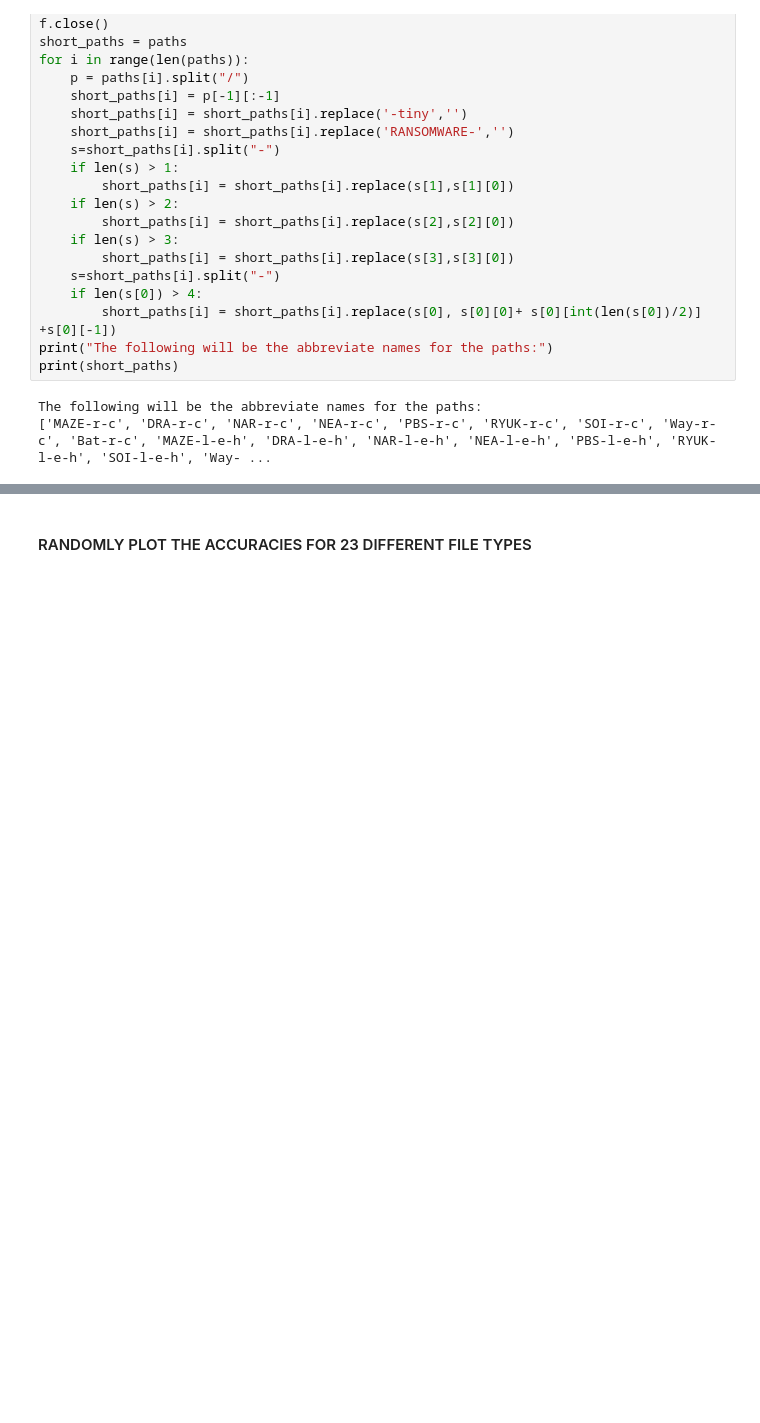
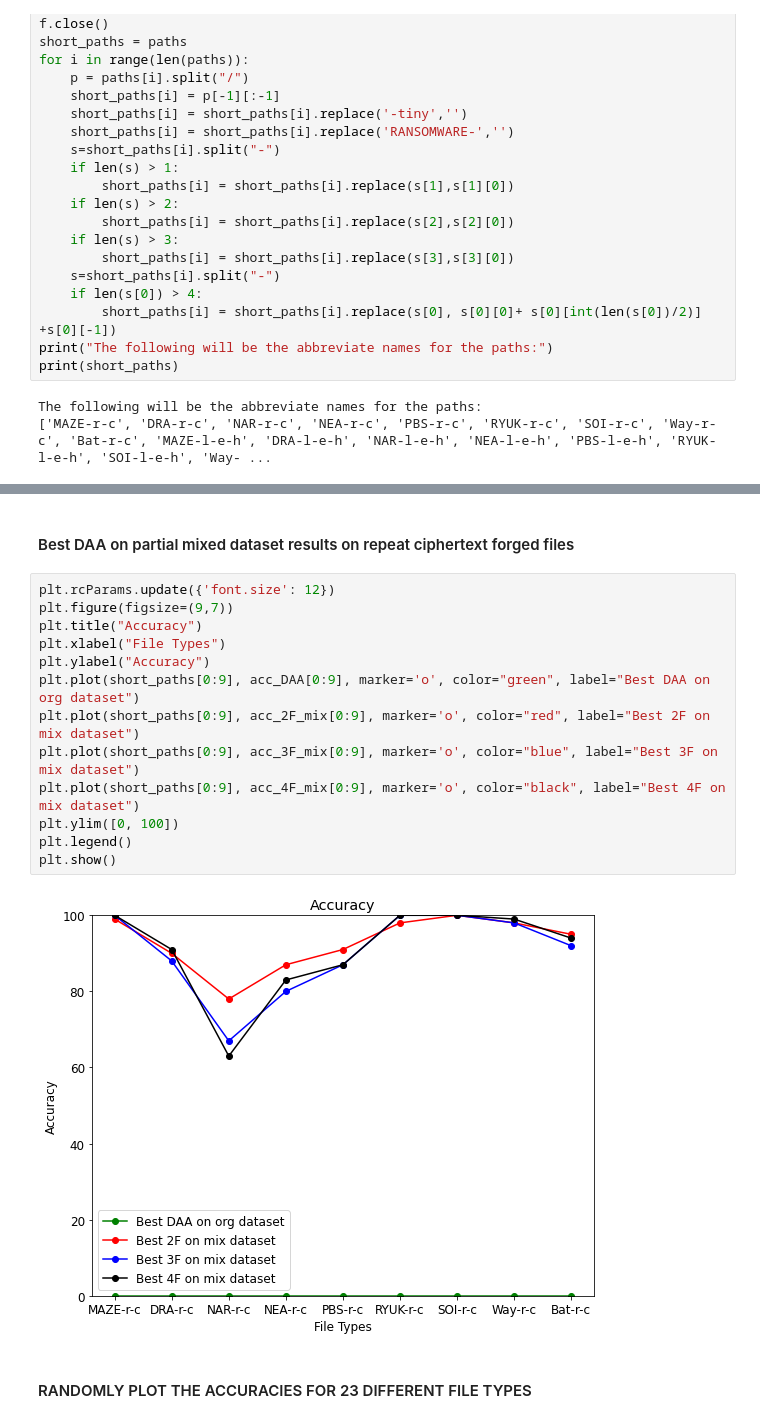
Before and after one commit to gomitolof/DAA-for-Ransomware-detection, a Jupyter notebook: models_mix/best_models.ipynb, the cells around one changed output, grey strips where cells are left out. Cells and saved outputs as stored; diff of their text form; blank space fills up the shorter version.

```diff
--- a/models_mix/best_models.ipynb
+++ b/models_mix/best_models.ipynb
@@ -1269,3 +1555,20 @@ The following will be the abbreviate names for the paths:
+# %% [markdown]
+#### Best DAA on partial mixed dataset results on repeat ciphertext forged files
+# %%
+plt.rcParams.update({'font.size': 12})
+plt.figure(figsize=(9,7))
+plt.title("Accuracy")
+plt.xlabel("File Types")
+plt.ylabel("Accuracy")
+plt.plot(short_paths[0:9], acc_DAA[0:9], marker='o', color="green", label="Best DAA on org dataset")
+plt.plot(short_paths[0:9], acc_2F_mix[0:9], marker='o', color="red", label="Best 2F on mix dataset")
+plt.plot(short_paths[0:9], acc_3F_mix[0:9], marker='o', color="blue", label="Best 3F on mix dataset")
+plt.plot(short_paths[0:9], acc_4F_mix[0:9], marker='o', color="black", label="Best 4F on mix dataset")
+plt.ylim([0, 100])
+plt.legend()
+plt.show()
+# %% [output]
+[figure, added]
 # %% [markdown]
 #### RANDOMLY PLOT THE ACCURACIES FOR 23 DIFFERENT FILE TYPES
 # %%
```
Also changed, not shown: parts of 17 cells of this notebook, 14 other files.
